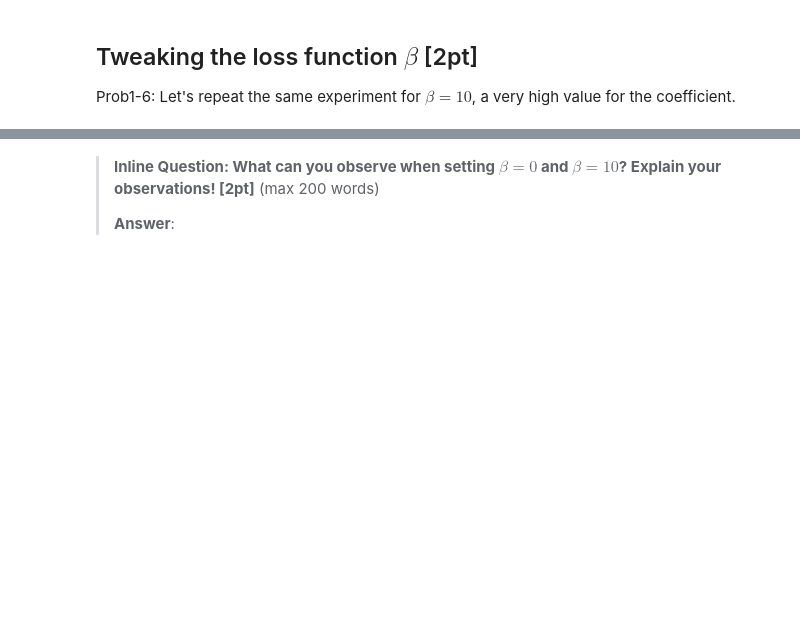
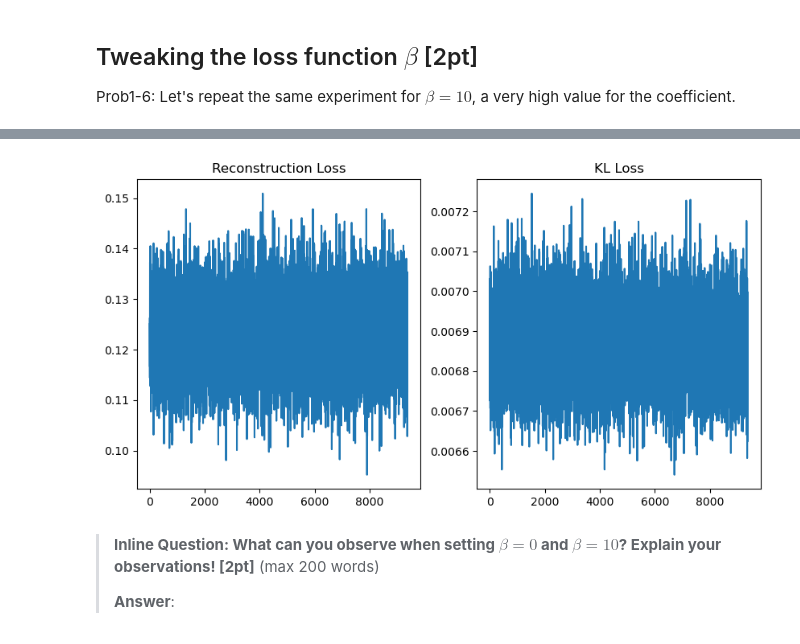
Before and after one commit to emanueltesfa/GAN-VAE, a Jupyter notebook: Problem1_VAE_v0.ipynb, the cells around one changed output, grey strips where cells are left out. Cells and saved outputs as stored; diff of their text form; code cells hidden in the pictures; blank space fills up the shorter version.

Commit message:
Fixed output images

```diff
--- a/Problem1_VAE_v0.ipynb
+++ b/Problem1_VAE_v0.ipynb
@@ -117,7 +117,7 @@ class Encoder(nn.Module):
     #        (with the next notebook cell) and visualizing the output shapes.      #
     ################################################################################
     self.net = nn.Sequential(
-      nn.Linear(self.input_size, 256),
+      nn.Linear(input_size, 256),
       nn.ReLU(),
       nn.Linear(256, 64),
       nn.ReLU(),
@@ -147,7 +147,7 @@ class Decoder(nn.Module):
       nn.ReLU(),
       nn.Linear(64, 256),
       nn.ReLU(),
-      nn.Linear(256, self.output_size)
+      nn.Linear(256, output_size)
     )
 
     ################################ END TODO #######################################
@@ -655,7 +570,7 @@ nz = 32
 beta = 0
 
 ####################################### TODO #######################################
-epochs = 5    # recommended 5-20 epochs
+epochs = 10    # recommended 5-20 epochs
 #################################### END TODO ######################################
 
 # build VAE model
@@ -707,13 +622,13 @@ for ep in range(epochs):
     rec_loss.append(losses['rec_loss']); kl_loss.append(losses['kl_loss'])
     #total_loss = rec_loss+kl_loss"""
     total_loss, losses = vae_model.loss(batch_features, outputs=vae_output)
-    rec_loss.append(losses['rec_loss']); kl_loss.append(losses['kl_loss'])
+    rec_loss.append(losses['rec_loss'].detach()); kl_loss.append(losses['kl_loss'].detach())
     total_loss.backward()
 
     optimizer.step()
 
     #print(total_loss)
-    if train_it % 100 == 0:
+    if train_it % 400 == 0:
       print("It {}: Total Loss: {}, \t Rec Loss: {},\t KL Loss: {}"\
             .format(train_it, total_loss, losses['rec_loss'], losses['kl_loss'].item()))
     train_it += 1
@@ -801,13 +704,19 @@ for ep in range(epochs):
   #       training loss. It outputs the total training loss and a dict containing    #
   #       the breakdown of reconstruction and KL loss.                               #
   ####################################################################################
-  for ...:
-
-
+  loss = 0
+  for indx, (img, _) in enumerate(mnist_data_loader): # index and img,label tuple
+    optimizer.zero_grad()
+    batch_features = torch.reshape(img, (img.size()[0], -1))
+    vae_output = vae_model(batch_features)
+    total_loss, losses = vae_model.loss(batch_features, outputs=vae_output)
     rec_loss.append(losses['rec_loss']); kl_loss.append(losses['kl_loss'])
-    if train_it % 100 == 0:
+    total_loss.backward()
+    optimizer.step()
+    #print(total_loss)
+    if train_it % 400 == 0:
       print("It {}: Total Loss: {}, \t Rec Loss: {},\t KL Loss: {}"\
-            .format(train_it, total_loss, losses['rec_loss'], losses['kl_loss']))
+            .format(train_it, total_loss, losses['rec_loss'], losses['kl_loss'].item()))
     train_it += 1
   #################################### END TODO ####################################
 
@@ -825,3 +734,4 @@ ax2 = plt.subplot(122)
 ax2.plot(kl_loss_plotdata)
 ax2.title.set_text("KL Loss")
 plt.show()
+# %% [output]
@@ -828,3 +755,4 @@ plt.show()
+[figure, added]
 # %% [markdown]
 >**Inline Question: What can you observe when setting $\beta = 0$ and $\beta = 10$? Explain your observations! [2pt]**
 >(max 200 words)
```
Also changed, not shown: parts of 9 cells of this notebook, 3 other files.
